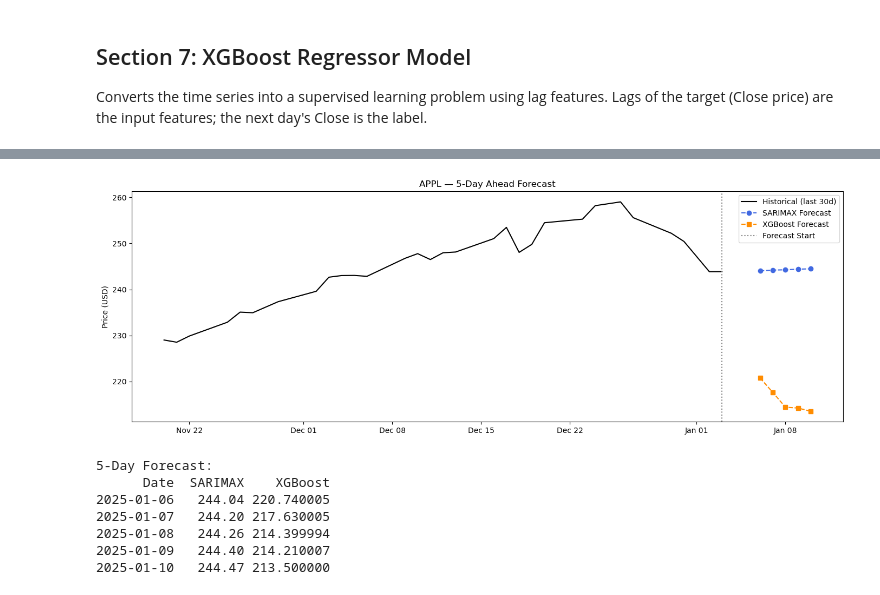
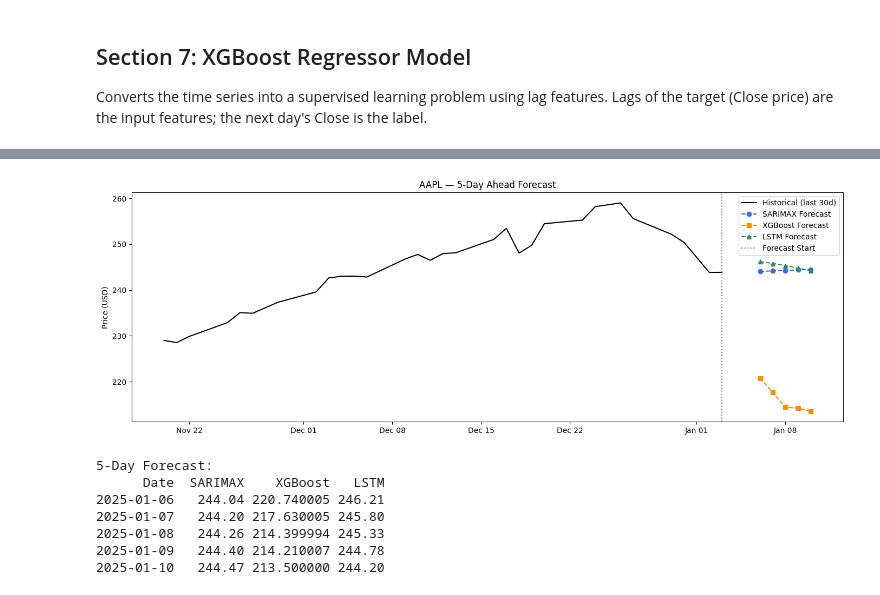
Before and after one commit to ianliu1119/Time-Series-Analysis, a Jupyter notebook: stock_forecasting.ipynb, the cells around one changed output, grey strips where cells are left out. Saved outputs shown, nothing was run; the diff lists cells and outputs as text; code cells hidden in the pictures.

```diff
--- a/stock_forecasting.ipynb
+++ b/stock_forecasting.ipynb
@@ -458,8 +610,7 @@ sarimax_full = SARIMAX(df["Close"],
                        enforce_stationarity=False,
                        enforce_invertibility=False).fit(disp=False)
 
-future_dates = pd.bdate_range(start=df.index[-1] + pd.Timedelta(days=1),
-                               periods=FORECAST_HORIZON)
+future_dates = pd.bdate_range(start=df.index[-1] + pd.Timedelta(days=1), periods=FORECAST_HORIZON)
 sarimax_future = sarimax_full.forecast(steps=FORECAST_HORIZON)
 sarimax_future.index = future_dates
 # %%
@@ -479,0 +666,27 @@ xgb_future_series = pd.Series(xgb_future, index=future_dates)
+# %%
+# Get SARIMAX future confidence interval
+sarimax_future_result = sarimax_full.get_forecast(steps=FORECAST_HORIZON)
+sarimax_future = sarimax_future_result.predicted_mean
+sarimax_future.index = future_dates
+sarimax_future_ci = sarimax_future_result.conf_int(alpha=0.2)
+sarimax_future_ci.index = future_dates
+
+# Plot 5-day forecast
+fig, ax = plt.subplots(figsize=(14, 5))
+history_window = df["Close"].iloc[-30:]
+ax.plot(history_window, label="Historical (last 30d)", color="black", linewidth=1.5)
+ax.plot(sarimax_future, marker="o", label="SARIMAX Forecast", color="royalblue",
+        linestyle="--", linewidth=1.5)
+ax.fill_between(future_dates, sarimax_future_ci.iloc[:, 0], sarimax_future_ci.iloc[:, 1],
+                color="royalblue", alpha=0.15, label="SARIMAX 80% CI")
+ax.plot(xgb_future_series, marker="s", label="XGBoost Forecast", color="darkorange",
+        linestyle="--", linewidth=1.5)
+ax.fill_between(future_dates, xgb_lower_future, xgb_upper_future,
+                color="darkorange", alpha=0.15, label="XGBoost 80% CI")
+ax.axvline(df.index[-1], color="gray", linestyle=":", label="Forecast Start")
+ax.set_title(f"AAPL — {FORECAST_HORIZON}-Day Ahead Forecast")
+ax.set_ylabel("Price (USD)")
+ax.legend()
+ax.xaxis.set_major_formatter(mdates.DateFormatter("%b %d"))
+plt.tight_layout()
+plt.show()
@@ -480,35 +695,39 @@ xgb_future_series = pd.Series(xgb_future, index=future_dates)
 # %%
 # Plot 5-day forecast
 fig, ax = plt.subplots(figsize=(14, 5))
 history_window = df["Close"].iloc[-30:]
 ax.plot(history_window, label="Historical (last 30d)", color="black", linewidth=1.5)
 ax.plot(sarimax_future, marker="o", label="SARIMAX Forecast", color="royalblue",
         linestyle="--", linewidth=1.5)
 ax.plot(xgb_future_series, marker="s", label="XGBoost Forecast", color="darkorange",
         linestyle="--", linewidth=1.5)
+ax.plot(lstm_future_series, marker="^", label="LSTM Forecast", color="seagreen",
+        linestyle="--", linewidth=1.5)
 ax.axvline(df.index[-1], color="gray", linestyle=":", label="Forecast Start")
-ax.set_title(f"APPL — {FORECAST_HORIZON}-Day Ahead Forecast")
+ax.set_title(f"AAPL — {FORECAST_HORIZON}-Day Ahead Forecast")
 ax.set_ylabel("Price (USD)")
 ax.legend()
 ax.xaxis.set_major_formatter(mdates.DateFormatter("%b %d"))
 plt.tight_layout()
 plt.savefig("future_forecast.png", dpi=150)
 plt.show()
 # %% [output]
-[figure, old version]
+[figure, new version]
 # %%
+# Tabular output
 print("\n5-Day Forecast:")
 forecast_df = pd.DataFrame({
     "Date": future_dates,
     "SARIMAX": sarimax_future.values.round(2),
-    "XGBoost": xgb_future.round(2)
+    "XGBoost": xgb_future.round(2),
+    "LSTM": lstm_future.round(2)
 })
 print(forecast_df.to_string(index=False))
 # %% [output]
 5-Day Forecast:
-      Date  SARIMAX    XGBoost
-2025-01-06   244.04 220.740005
-2025-01-07   244.20 217.630005
-2025-01-08   244.26 214.399994
-2025-01-09   244.40 214.210007
-2025-01-10   244.47 213.500000
+      Date  SARIMAX    XGBoost   LSTM
+2025-01-06   244.04 220.740005 246.21
+2025-01-07   244.20 217.630005 245.80
+2025-01-08   244.26 214.399994 245.33
+2025-01-09   244.40 214.210007 244.78
+2025-01-10   244.47 213.500000 244.20
```
Also changed, not shown: parts of 23 cells of this notebook, 6 other files.
